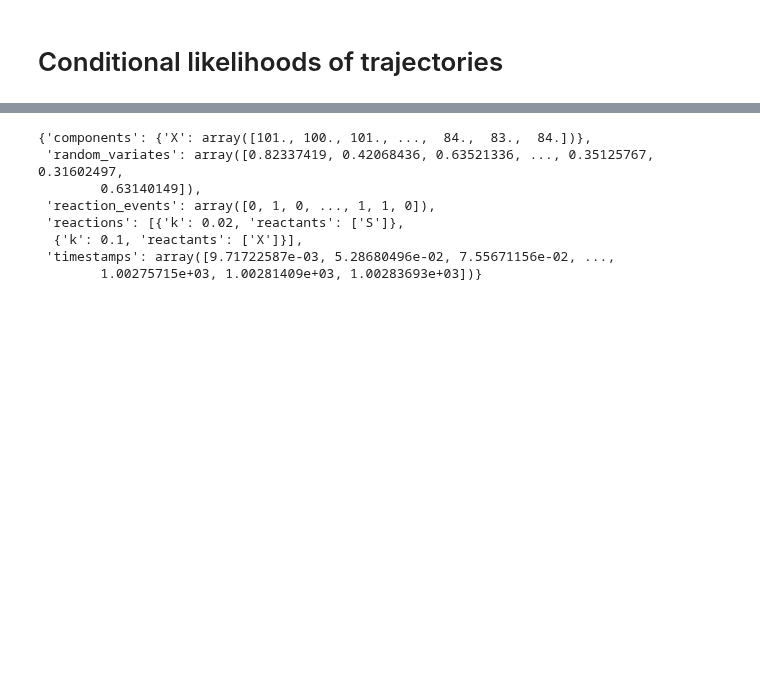
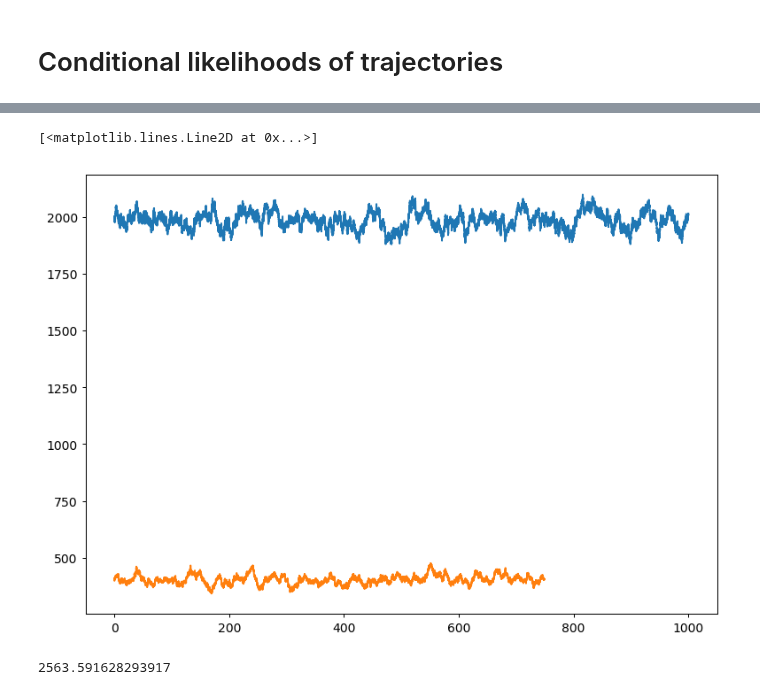
Before and after one commit to manuel-rhdt/master-thesis, a Jupyter notebook: analyzer/mutual_information.ipynb, the cells around one changed output, grey strips where cells are left out. Drawn from its saved outputs; the diff is of its cells as text; code cells hidden in the pictures; blank space fills up the shorter version.

```diff
--- a/analyzer/mutual_information.ipynb
+++ b/analyzer/mutual_information.ipynb
@@ -68,11 +61,12 @@ analyzer.simulate_trajectory('response', '/data/response.traj', ['/data/signal/s
 # %%
-analyzer.load_trajectory(Path('/data/response.traj'))
+response = analyzer.load_trajectory(Path('../data/response.traj'))
-# %% [output]
-{'components': {'X': array([101., 100., 101., ...,  84.,  83.,  84.])},
- 'random_variates': array([0.82337419, 0.42068436, 0.63521336, ..., 0.35125767, 0.31602497,
-        0.63140149]),
- 'reaction_events': array([0, 1, 0, ..., 1, 1, 0]),
- 'reactions': [{'k': 0.02, 'reactants': ['S']},
-  {'k': 0.1, 'reactants': ['X']}],
- 'timestamps': array([9.71722587e-03, 5.28680496e-02, 7.55671156e-02, ...,
-        1.00275715e+03, 1.00281409e+03, 1.00283693e+03])}
+# %%
+plt.plot(signal['timestamps'], signal['components']['S'])
+plt.plot(response['timestamps'], response['components']['X'])
+# %% [output]
+[<matplotlib.lines.Line2D at 0x...>]
+[figure, added]
+# %%
+print(response['timestamps'][-1])
+# %% [output]
+2563.591628293917
```
Also changed, not shown: parts of 8 cells of this notebook, 6 other files.
